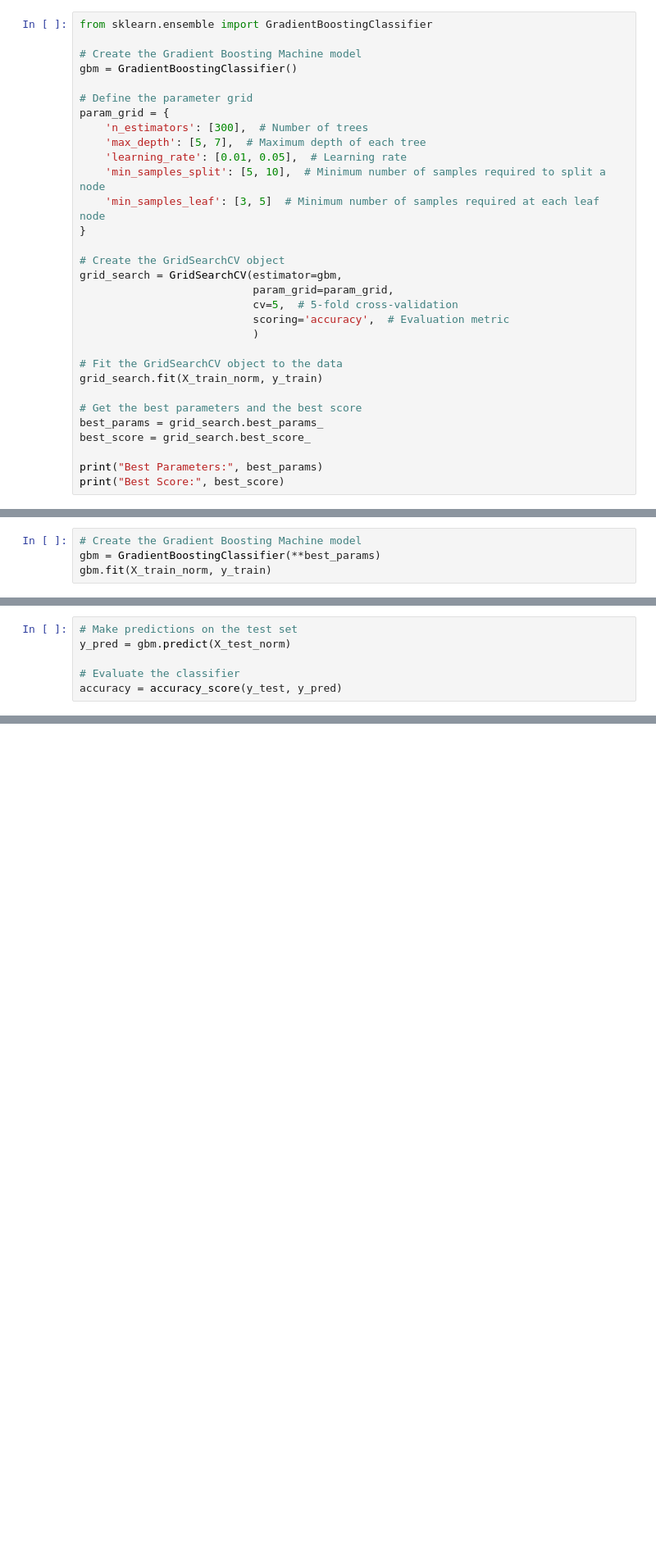
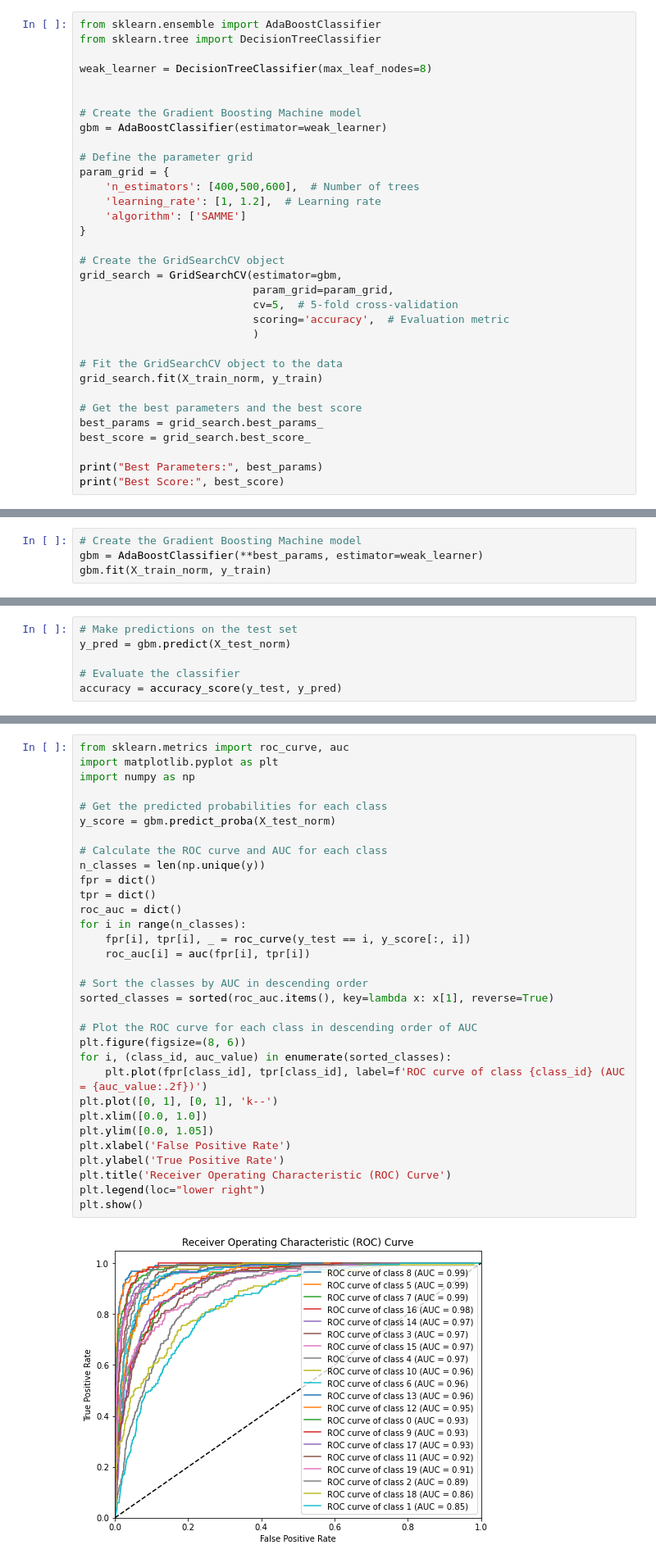
Before and after one commit to Bakko000/Data-Mining-2, a Jupyter notebook: advancedclass.ipynb, the cells around one changed output, grey strips where cells are left out. Shown at 82% size. Drawn from its saved outputs; the diff is of its cells as text; blank space fills up the shorter version.

Commit message:
added adaboost classifier

```diff
--- a/advancedclass.ipynb
+++ b/advancedclass.ipynb
@@ -390,16 +392,18 @@ plt.show()
 # %%
-from sklearn.ensemble import GradientBoostingClassifier
+from sklearn.ensemble import AdaBoostClassifier
+from sklearn.tree import DecisionTreeClassifier
+
+weak_learner = DecisionTreeClassifier(max_leaf_nodes=8)
+
 
 # Create the Gradient Boosting Machine model
-gbm = GradientBoostingClassifier()
+gbm = AdaBoostClassifier(estimator=weak_learner)
 
 # Define the parameter grid
 param_grid = {
-    'n_estimators': [300],  # Number of trees
-    'max_depth': [5, 7],  # Maximum depth of each tree
-    'learning_rate': [0.01, 0.05],  # Learning rate
-    'min_samples_split': [5, 10],  # Minimum number of samples required to split a node
-    'min_samples_leaf': [3, 5]  # Minimum number of samples required at each leaf node
+    'n_estimators': [400,500,600],  # Number of trees
+    'learning_rate': [1, 1.2],  # Learning rate
+    'algorithm': ['SAMME']
 }
 
 # Create the GridSearchCV object
@@ -423,5 +428,5 @@ KeyboardInterrupt:
 # %%
 # Create the Gradient Boosting Machine model
-gbm = GradientBoostingClassifier(**best_params)
+gbm = AdaBoostClassifier(**best_params, estimator=weak_learner)
 gbm.fit(X_train_norm, y_train)
 # %% [output]
@@ -475,3 +466,37 @@ plt.show()
+# %%
+from sklearn.metrics import roc_curve, auc
+import matplotlib.pyplot as plt
+import numpy as np
+
+# Get the predicted probabilities for each class
+y_score = gbm.predict_proba(X_test_norm)
+
+# Calculate the ROC curve and AUC for each class
+n_classes = len(np.unique(y))
+fpr = dict()
+tpr = dict()
+roc_auc = dict()
+for i in range(n_classes):
+    fpr[i], tpr[i], _ = roc_curve(y_test == i, y_score[:, i])
+    roc_auc[i] = auc(fpr[i], tpr[i])
+
+# Sort the classes by AUC in descending order
+sorted_classes = sorted(roc_auc.items(), key=lambda x: x[1], reverse=True)
+
+# Plot the ROC curve for each class in descending order of AUC
+plt.figure(figsize=(8, 6))
+for i, (class_id, auc_value) in enumerate(sorted_classes):
+    plt.plot(fpr[class_id], tpr[class_id], label=f'ROC curve of class {class_id} (AUC = {auc_value:.2f})')
+plt.plot([0, 1], [0, 1], 'k--')
+plt.xlim([0.0, 1.0])
+plt.ylim([0.0, 1.05])
+plt.xlabel('False Positive Rate')
+plt.ylabel('True Positive Rate')
+plt.title('Receiver Operating Characteristic (ROC) Curve')
+plt.legend(loc="lower right")
+plt.show()
+# %% [output]
+[figure, added]
 # %%
 # Plot feature importance
 feature_importance = gbm.feature_importances_
```
Also changed, not shown: parts of 9 cells of this notebook.
